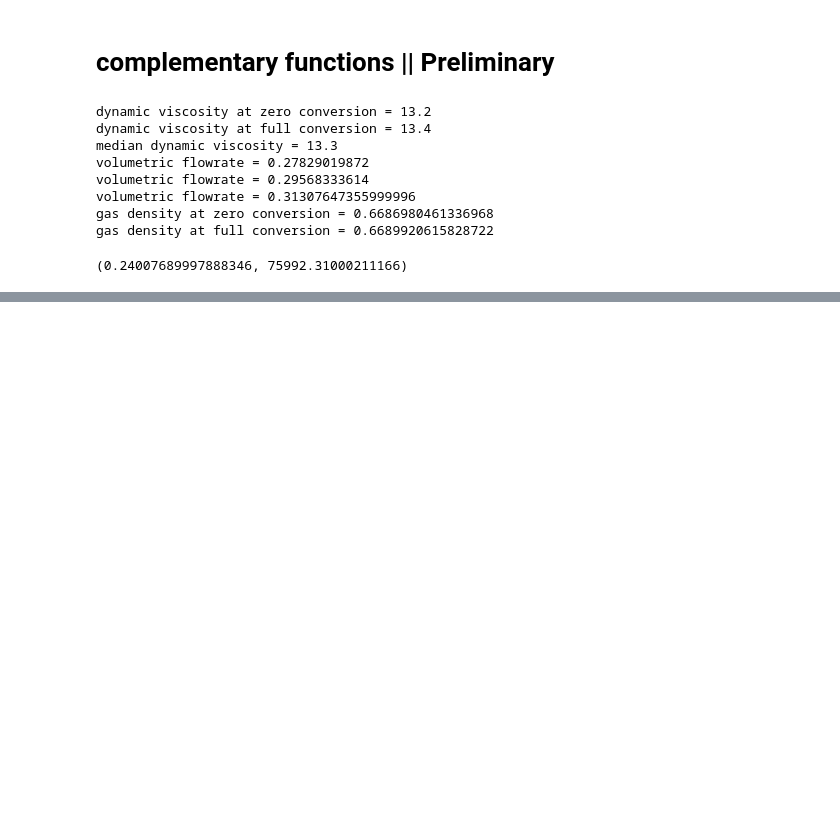
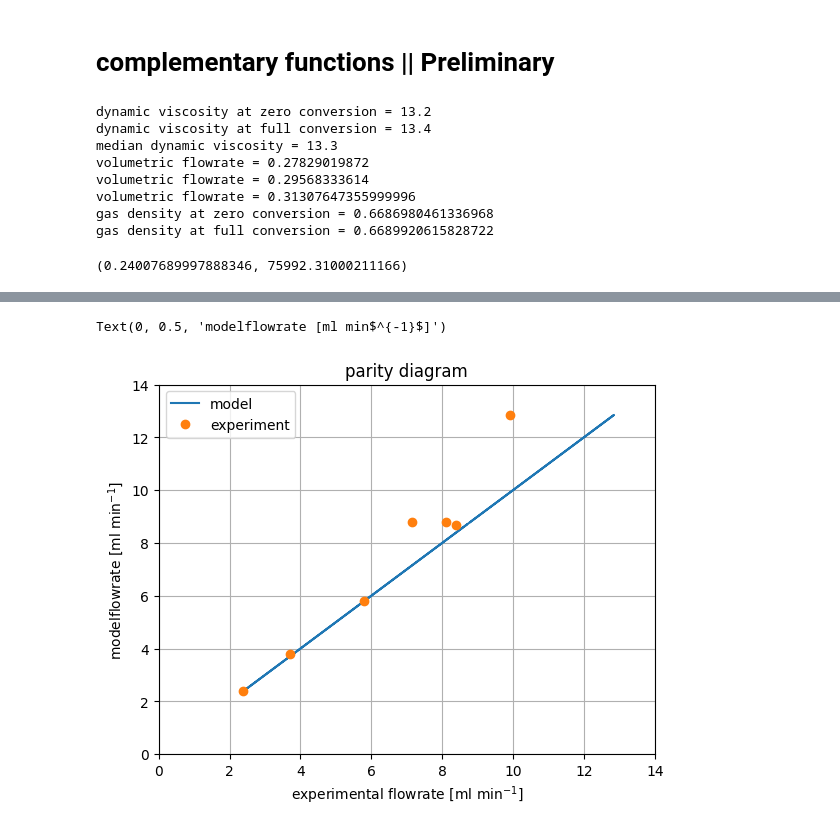
Before and after one commit to DanielGreiner/Masterarbeit, a Jupyter notebook: Model_reactor_1D_steady_state_isothermal.ipynb, the cells around one changed output, grey strips where cells are left out. Drawn from its saved outputs; the diff is of its cells as text; code cells hidden in the pictures; blank space fills up the shorter version.

```diff
--- a/Model_reactor_1D_steady_state_isothermal.ipynb
+++ b/Model_reactor_1D_steady_state_isothermal.ipynb
@@ -924,0 +1132,15 @@ Ergun(1, L_R)
+# %%
+# @title parity plot
+
+plt.figure(1)
+plt.plot(prodFlow_default_72_model, prodFlow_default_72_model, label='model')
+plt.plot(default_72_means_production_flow, prodFlow_default_72_model, label='experiment', marker='o', linestyle='')
+plt.title('parity diagram')
+plt.legend(loc='best')
+plt.axis((0, 14, 0, 14))
+plt.grid()
+plt.xlabel("experimental flowrate [ml min$^{-1}$]")
+plt.ylabel ("modelflowrate [ml min$^{-1}$]")
+# %% [output]
+Text(0, 0.5, 'modelflowrate [ml min$^{-1}$]')
+[figure, added]
```
Also changed, not shown: parts of 23 cells of this notebook.
